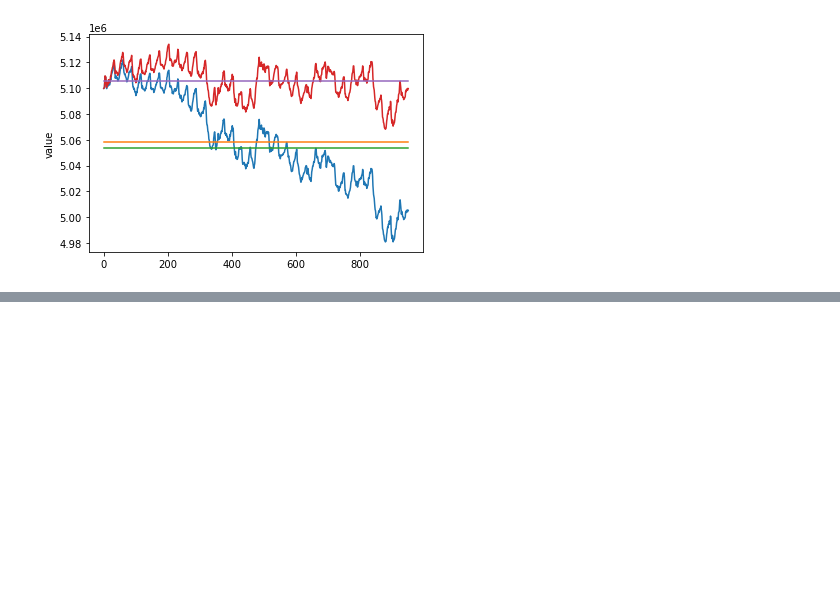
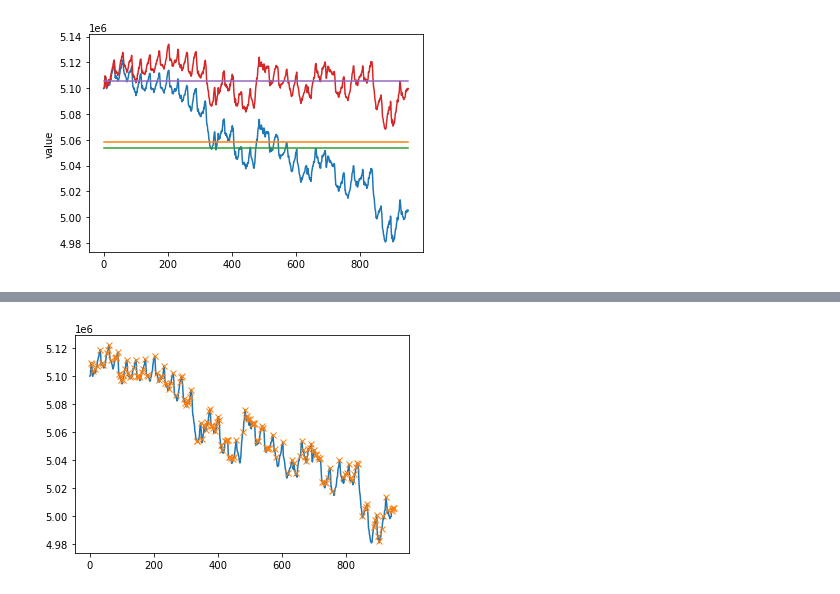
Before and after one commit to bsenst/android-biosignal, a Jupyter notebook: ecg4everybody/get_data.ipynb, the cells around one changed output, grey strips where cells are left out. Saved outputs shown, nothing was run; the diff lists cells and outputs as text; code cells hidden in the pictures; blank space fills up the shorter version.

```diff
--- a/ecg4everybody/get_data.ipynb
+++ b/ecg4everybody/get_data.ipynb
@@ -77,0 +125,8 @@ sns.lineplot(y=np.mean(line),x=range(0,len(data.value)))
+# %%
+x = data.value
+peaks, _ = find_peaks(x)
+plt.plot(x)
+plt.plot(peaks, x[peaks], "x")
+plt.show()
+# %% [output]
+[figure, added]
```
Also changed, not shown: parts of 13 cells of this notebook, 1 other file.
